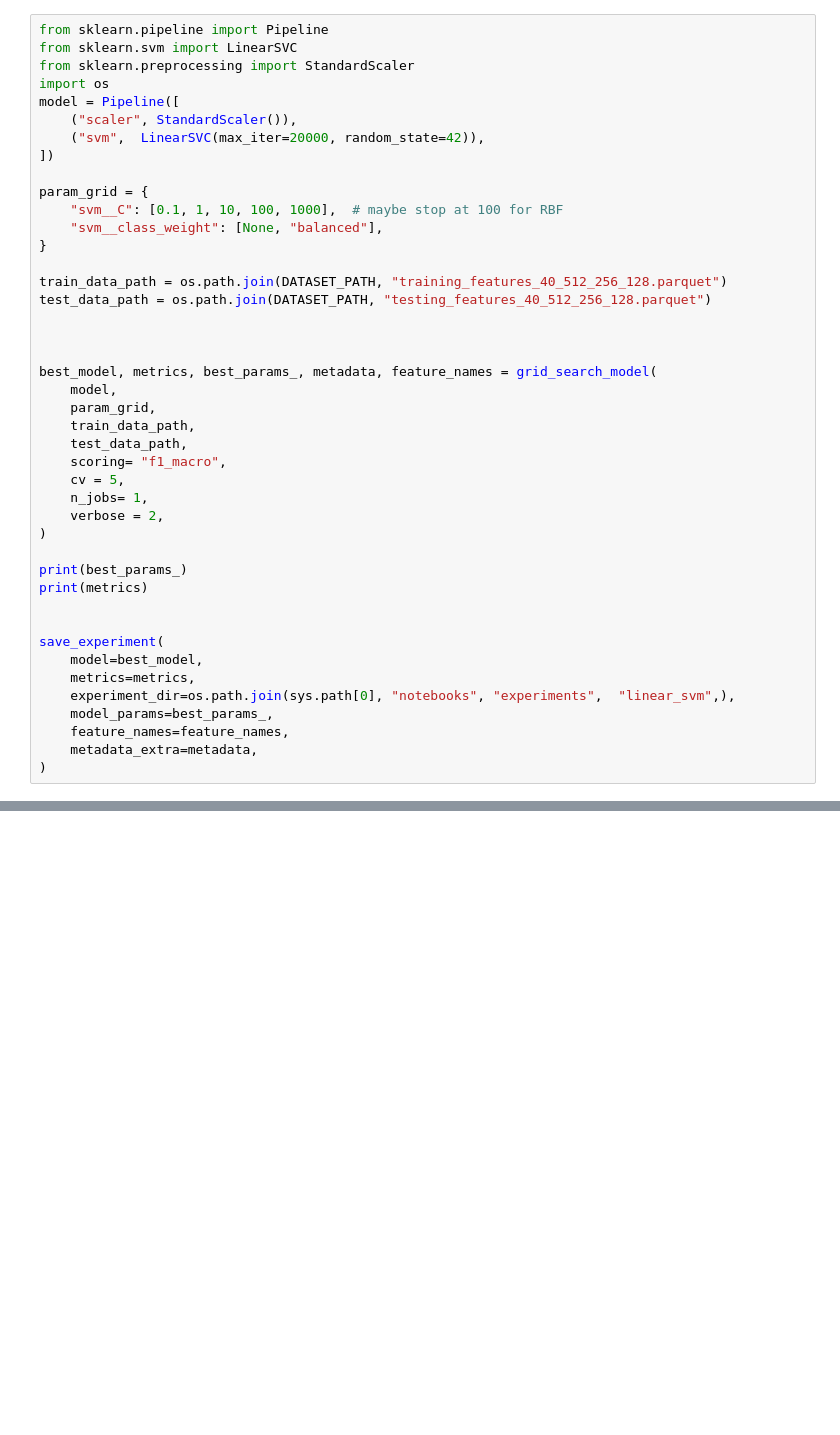
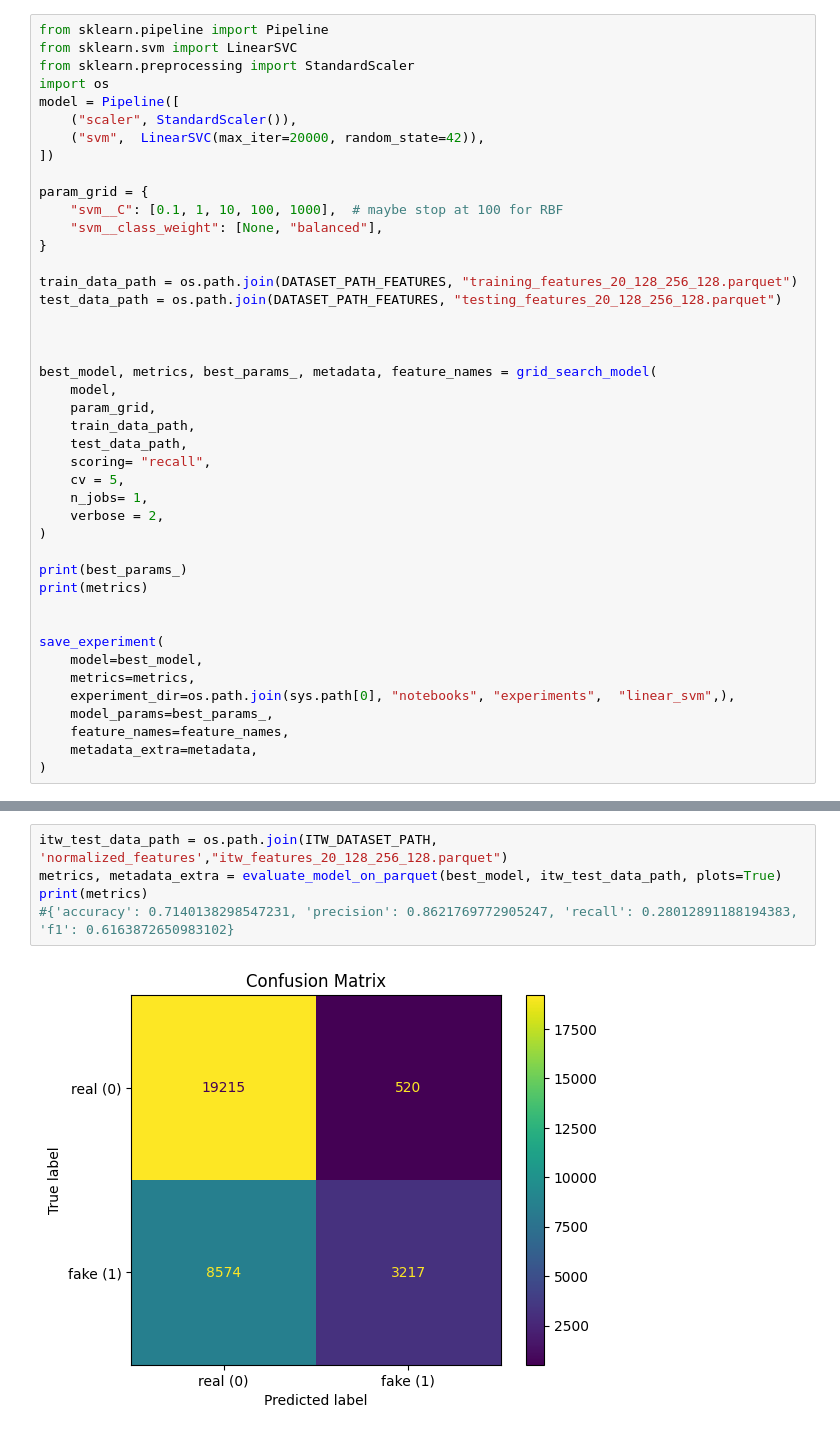
Before and after one commit to g-nazos/audio-deepfake-detection, a Jupyter notebook: notebooks/Linear_SVM.ipynb, the cells around one changed output, grey strips where cells are left out. Saved outputs shown, nothing was run; the diff lists cells and outputs as text; blank space fills up the shorter version.

```diff
--- a/notebooks/Linear_SVM.ipynb
+++ b/notebooks/Linear_SVM.ipynb
@@ -73,8 +73,8 @@ param_grid = {
     "svm__class_weight": [None, "balanced"],
 }
 
-train_data_path = os.path.join(DATASET_PATH, "training_features_40_512_256_128.parquet")
-test_data_path = os.path.join(DATASET_PATH, "testing_features_40_512_256_128.parquet")
+train_data_path = os.path.join(DATASET_PATH_FEATURES, "training_features_20_128_256_128.parquet")
+test_data_path = os.path.join(DATASET_PATH_FEATURES, "testing_features_20_128_256_128.parquet")
 
 
 
@@ -83,7 +83,7 @@ best_model, metrics, best_params_, metadata, feature_names = grid_search_model(
     param_grid,
     train_data_path,
     test_data_path,
-    scoring= "f1_macro",
+    scoring= "recall",
     cv = 5,
     n_jobs= 1,
     verbose = 2,
@@ -128,0 +123,7 @@ print(metrics)
+# %%
+itw_test_data_path = os.path.join(ITW_DATASET_PATH, 'normalized_features',"itw_features_20_128_256_128.parquet")
+metrics, metadata_extra = evaluate_model_on_parquet(best_model, itw_test_data_path, plots=True)
+print(metrics)
+#{'accuracy': 0.7140138298547231, 'precision': 0.8621769772905247, 'recall': 0.28012891188194383, 'f1': 0.6163872650983102}
+# %% [output]
+[figure, added]
```
Also changed, not shown: parts of 7 cells of this notebook, 3 other files.
